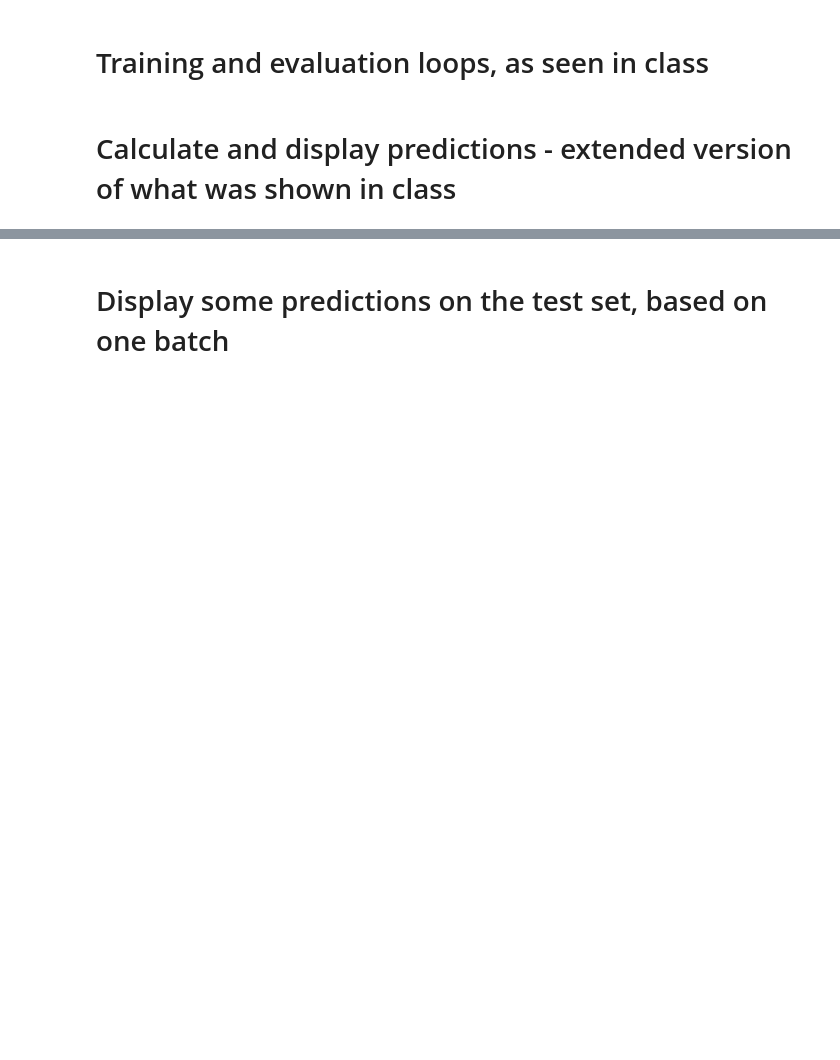
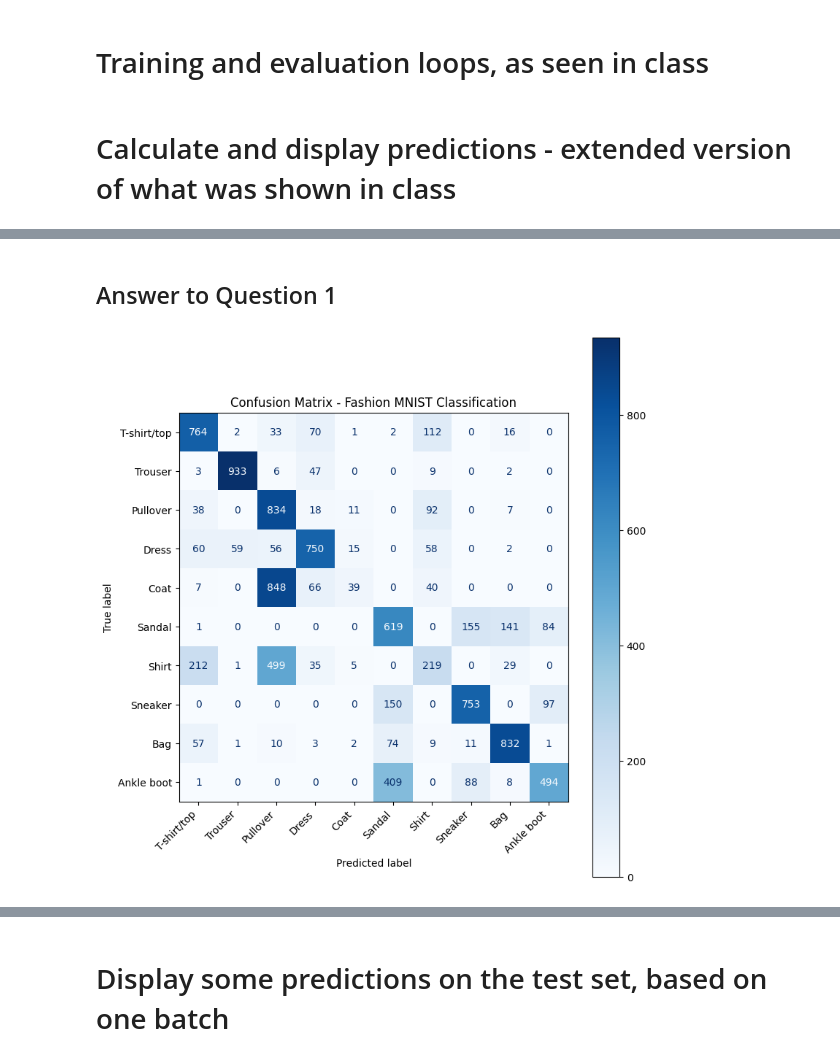
Before and after one commit to InSuperposition/data_science_container, a Jupyter notebook: notebook/exercise_6/fashion_mnist_mlp_classification.ipynb, the cells around one changed output, grey strips where cells are left out. Cells and saved outputs as stored; diff of their text form; code cells hidden in the pictures; blank space fills up the shorter version.

```diff
--- a/notebook/exercise_6/fashion_mnist_mlp_classification.ipynb
+++ b/notebook/exercise_6/fashion_mnist_mlp_classification.ipynb
@@ -334,0 +389,29 @@ Test Accuracy: 79.12%
+# %% [markdown]
+## Answer to Question 1
+# %%
+test_images, test_labels, test_preds = calculate_predictions(
+    model, current_test_loader, device, just_one_batch=False
+)
+
+cm = confusion_matrix(test_labels.cpu(), test_preds.cpu())
+
+# Dynamically get the class names from the dataset
+class_names = current_test_loader.dataset.classes
+# class_names = current_test_loader.dataset.classes
+unique_labels = sorted(test_labels.unique().cpu().tolist())
+active_class_names = [class_names[i] for i in unique_labels]
+
+# Automatically determine which classes are actually present
+# unique_labels = sorted(test_labels.unique().cpu().tolist())
+# active_class_names = [class_names[i] for i in unique_labels]
+
+disp = ConfusionMatrixDisplay(confusion_matrix=cm, display_labels=active_class_names)
+
+fig, ax = plt.subplots(figsize=(8, 8))
+disp.plot(ax=ax, cmap="Blues", values_format="d")
+plt.title("Confusion Matrix - Fashion MNIST Classification", fontsize=12)
+plt.xticks(rotation=45, ha="right")
+plt.tight_layout()
+plt.show()
+# %% [output]
+[figure, added]
```
Also changed, not shown: parts of 18 cells of this notebook, 1 other file.
